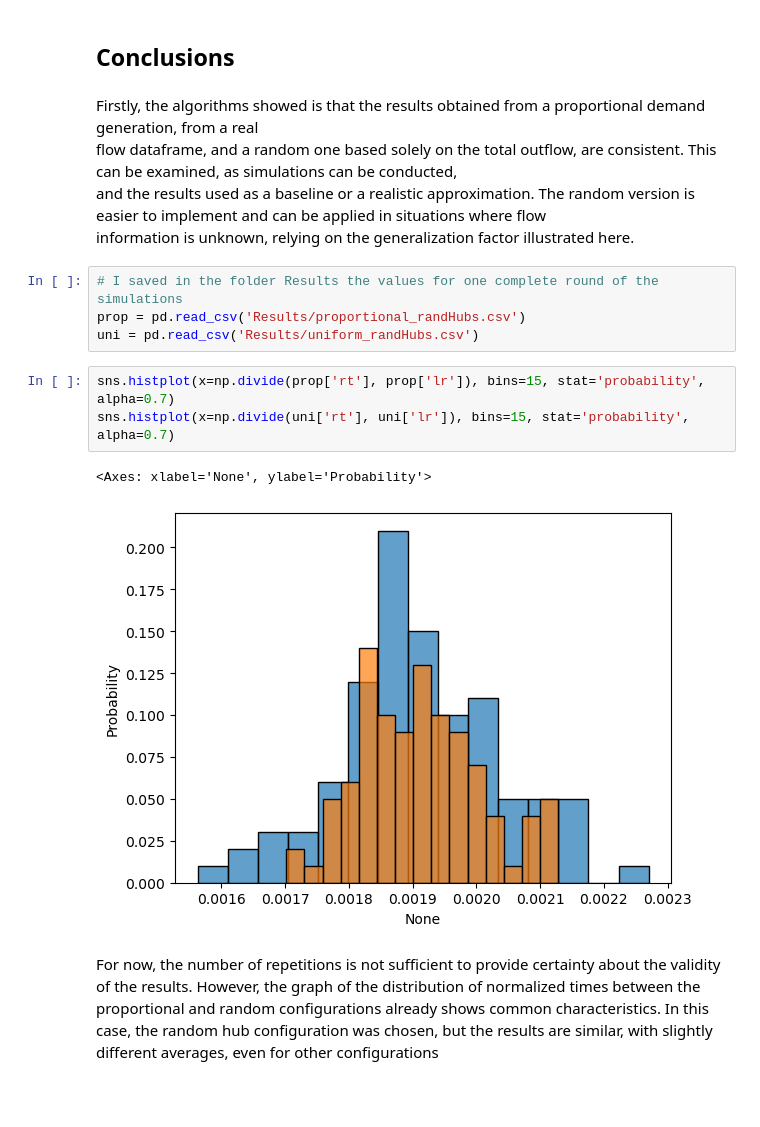
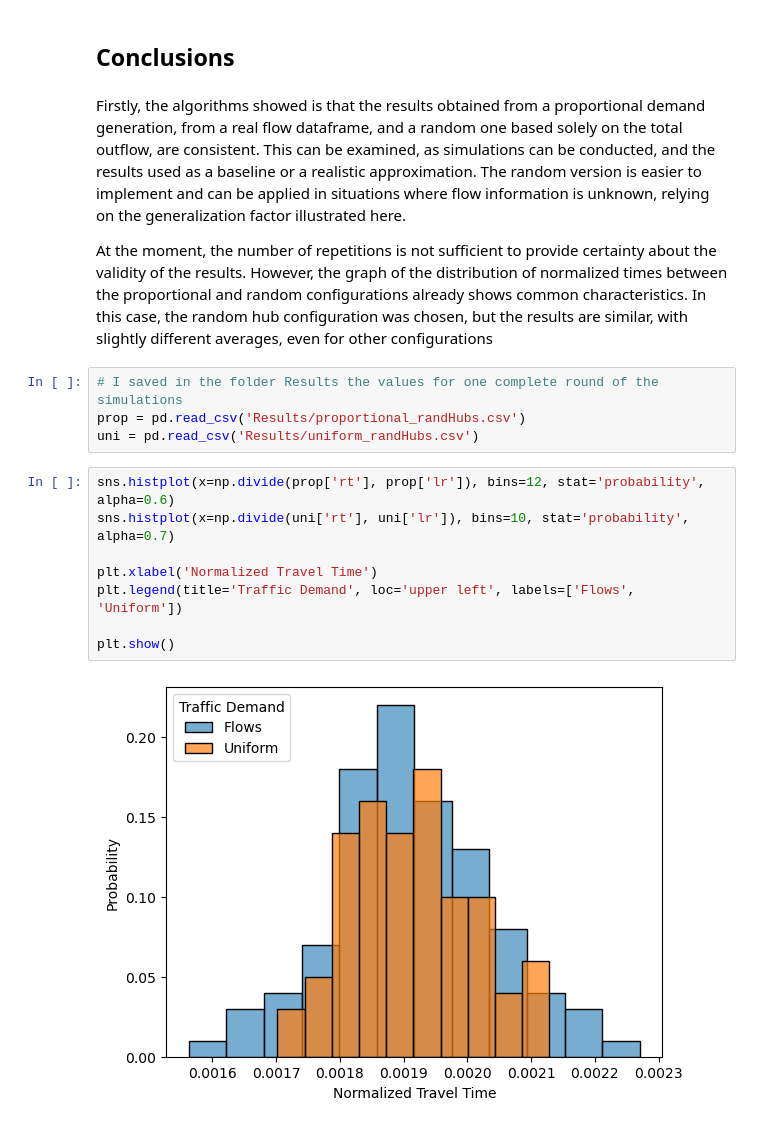
Before and after one commit to AndreaFrasson/Geospatial-Analitics, a Jupyter notebook: Project_12.ipynb, the cells around one changed output. Drawn from its saved outputs; the diff is of its cells as text; blank space fills up the shorter version.

Commit message:
final plot

```diff
--- a/Project_12.ipynb
+++ b/Project_12.ipynb
@@ -983,19 +982,23 @@ have lower proportion, still the difference can be seen as a significant one als
 # %% [markdown]
 ## Conclusions
 # %% [markdown]
-Firstly, the algorithms showed is that the results obtained from a proportional demand generation, from a real <br>
-flow dataframe, and a random one based solely on the total outflow, are consistent. This can be examined, as simulations can be conducted, <br> and the results used as a baseline or a realistic approximation. The random version is easier to implement and can be applied in situations where flow <br>
+Firstly, the algorithms showed is that the results obtained from a proportional demand generation, from a real
+flow dataframe, and a random one based solely on the total outflow, are consistent. This can be examined, as simulations can be conducted,  and the results used as a baseline or a realistic approximation. The random version is easier to implement and can be applied in situations where flow
 information  is unknown, relying on the generalization factor illustrated here.
+
+At the moment, the number of repetitions is not sufficient to provide certainty about the validity of the results. However, the graph of the distribution of normalized times between the proportional and random configurations already shows common characteristics. In this case, the random hub configuration was chosen, but the results are similar, with slightly different averages, even for other configurations
 # %%
 # I saved in the folder Results the values for one complete round of the simulations
 prop = pd.read_csv('Results/proportional_randHubs.csv')
 uni = pd.read_csv('Results/uniform_randHubs.csv')
 # %%
-sns.histplot(x=np.divide(prop['rt'], prop['lr']), bins=15, stat='probability', alpha=0.7)
-sns.histplot(x=np.divide(uni['rt'], uni['lr']), bins=15, stat='probability', alpha=0.7)
+sns.histplot(x=np.divide(prop['rt'], prop['lr']), bins=12, stat='probability', alpha=0.6)
+sns.histplot(x=np.divide(uni['rt'], uni['lr']), bins=10, stat='probability', alpha=0.7)
+
+plt.xlabel('Normalized Travel Time')
+plt.legend(title='Traffic Demand', loc='upper left', labels=['Flows', 'Uniform'])
+
+plt.show()
 # %% [output]
-<Axes: xlabel='None', ylabel='Probability'>
-[figure, old version]
+[figure, new version]
-# %% [markdown]
-For now, the number of repetitions is not sufficient to provide certainty about the validity of the results. However, the graph of the distribution of normalized times between the proportional and random configurations already shows common characteristics. In this case, the random hub configuration was chosen, but the results are similar, with slightly different averages, even for other configurations
 # %% [markdown]
```
Also changed, not shown: parts of 7 cells of this notebook, 2 other files.
